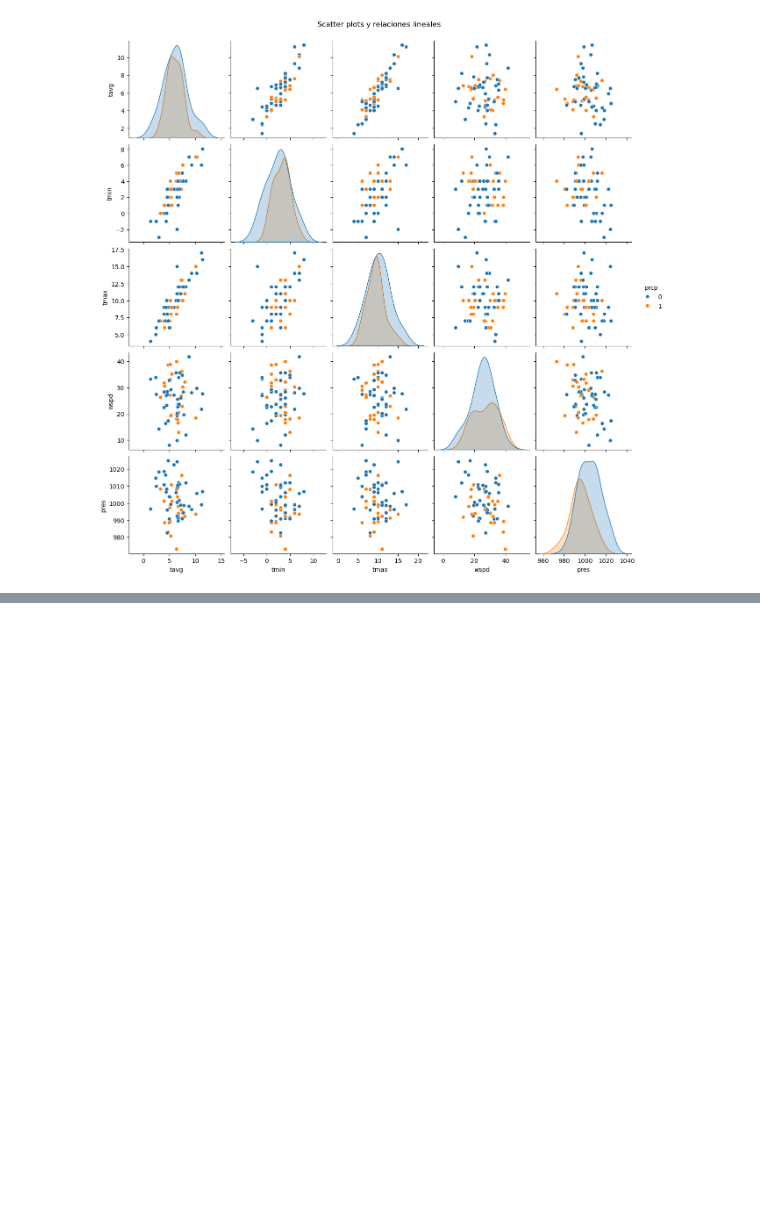
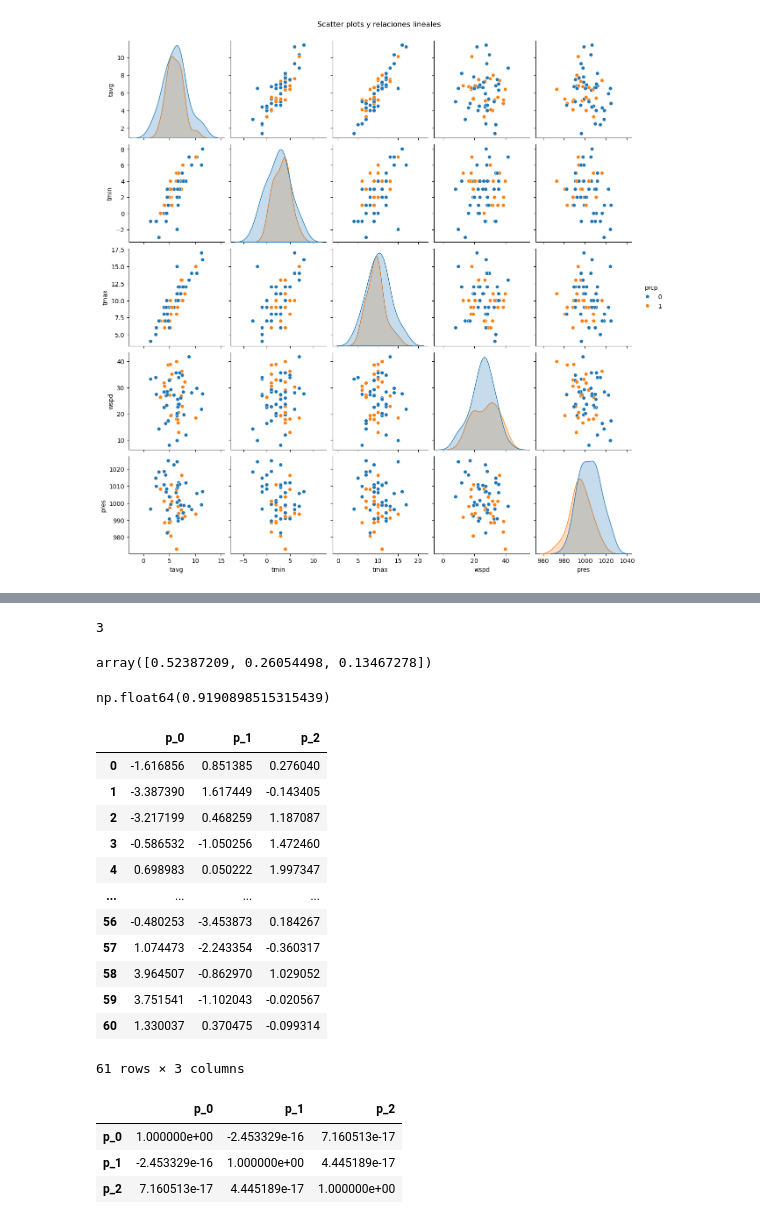
Before and after one commit to Relaxingmusic0474/Guia4-MCDLC, a Jupyter notebook: guia4.ipynb, the cells around one changed output, grey strips where cells are left out. Drawn from its saved outputs; the diff is of its cells as text; code cells hidden in the pictures; blank space fills up the shorter version.

```diff
--- a/guia4.ipynb
+++ b/guia4.ipynb
@@ -380,0 +386,11 @@ plt.show()
+# %%
+# Subdataframes
+y = df["prcp"].values
+X = df.drop(columns=["prcp"])
+
+scaler = StandardScaler()
+X_scaler = scaler.fit_transform(X)
+
+pca_instance = PCA(n_components=3, random_state=42)
+pca_instance.fit(X_scaler)
+pca_instance.transform(X_scaler)
@@ -380,0 +415,36 @@ plt.show()
+# %%
+pca_instance.n_components_
+# %% [output]
+3
+# %%
+pca_instance.explained_variance_ratio_
+# %% [output]
+array([0.52387209, 0.26054498, 0.13467278])
+# %%
+sum(pca_instance.explained_variance_ratio_)
+# %% [output]
+np.float64(0.9190898515315439)
+# %%
+df_matrix_pca = pd.DataFrame(data=pca_instance.transform(X_scaler), columns=["p_" + str(i) for i in range(pca_instance.n_components_)])
+df_matrix_pca
+# %% [output]
+|  | p_0 | p_1 | p_2 |
+| 0 | -1.616856 | 0.851385 | 0.276040 |
+| 1 | -3.387390 | 1.617449 | -0.143405 |
+| 2 | -3.217199 | 0.468259 | 1.187087 |
+| 3 | -0.586532 | -1.050256 | 1.472460 |
+| 4 | 0.698983 | 0.050222 | 1.997347 |
+| ... | ... | ... | ... |
+| 56 | -0.480253 | -3.453873 | 0.184267 |
+| 57 | 1.074473 | -2.243354 | -0.360317 |
+| 58 | 3.964507 | -0.862970 | 1.029052 |
+| 59 | 3.751541 | -1.102043 | -0.020567 |
+| 60 | 1.330037 | 0.370475 | -0.099314 |
+61 rows × 3 columns
+# %%
+df_matrix_pca.corr()
+# %% [output]
+|  | p_0 | p_1 | p_2 |
+| p_0 | 1.000000e+00 | -2.453329e-16 | 7.160513e-17 |
+| p_1 | -2.453329e-16 | 1.000000e+00 | 4.445189e-17 |
+| p_2 | 7.160513e-17 | 4.445189e-17 | 1.000000e+00 |
```
Also changed, not shown: parts of 4 cells of this notebook.
